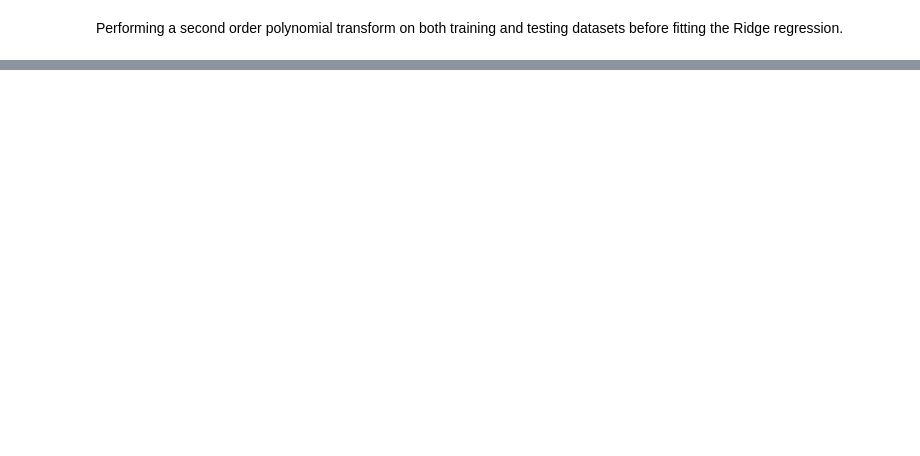
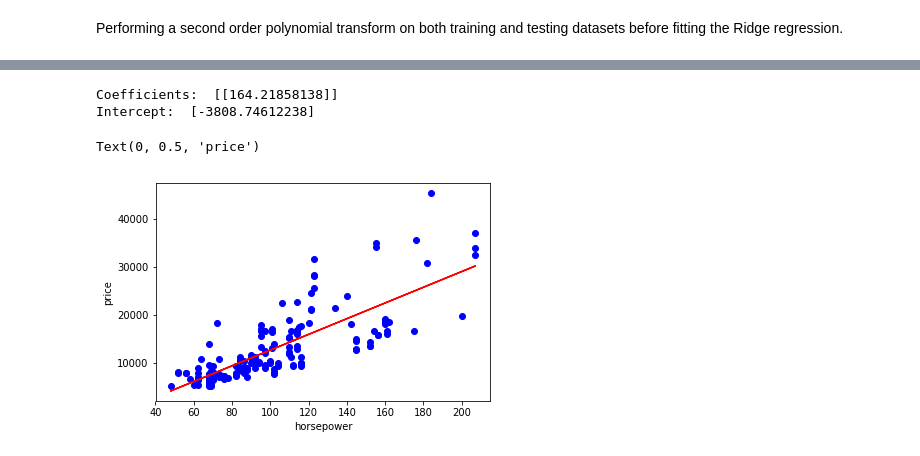
Before and after one commit to FabienNugier/SummaryCommandsPython, a Jupyter notebook: summary_commands.ipynb, the cells around one changed output, grey strips where cells are left out. Drawn from its saved outputs; the diff is of its cells as text; code cells hidden in the pictures; blank space fills up the shorter version.

```diff
--- a/summary_commands.ipynb
+++ b/summary_commands.ipynb
@@ -1711,0 +1761,27 @@ RidgeModel2.score(x_test_pr,y_test)
+# %%
+# Train/Test split:
+msk = np.random.rand(len(df)) < 0.8
+train = df[msk]
+test = df[~msk]
+# %%
+from sklearn import linear_model
+
+regr = linear_model.LinearRegression()
+
+train_x = np.asanyarray(train[['horsepower']])
+train_y = np.asanyarray(train[['price']])
+
+regr.fit (train_x, train_y)
+
+print ('Coefficients: ', regr.coef_)
+print ('Intercept: ', regr.intercept_)
+
+plt.scatter(train.horsepower, train.price,  color='blue')
+plt.plot(train_x, regr.coef_[0][0]*train_x + regr.intercept_[0], '-r')
+plt.xlabel("horsepower")
+plt.ylabel("price")
+# %% [output]
+Coefficients:  [[164.21858138]]
+Intercept:  [-3808.74612238]
+Text(0, 0.5, 'price')
+[figure, added]
```
Also changed, not shown: parts of 81 cells of this notebook.
